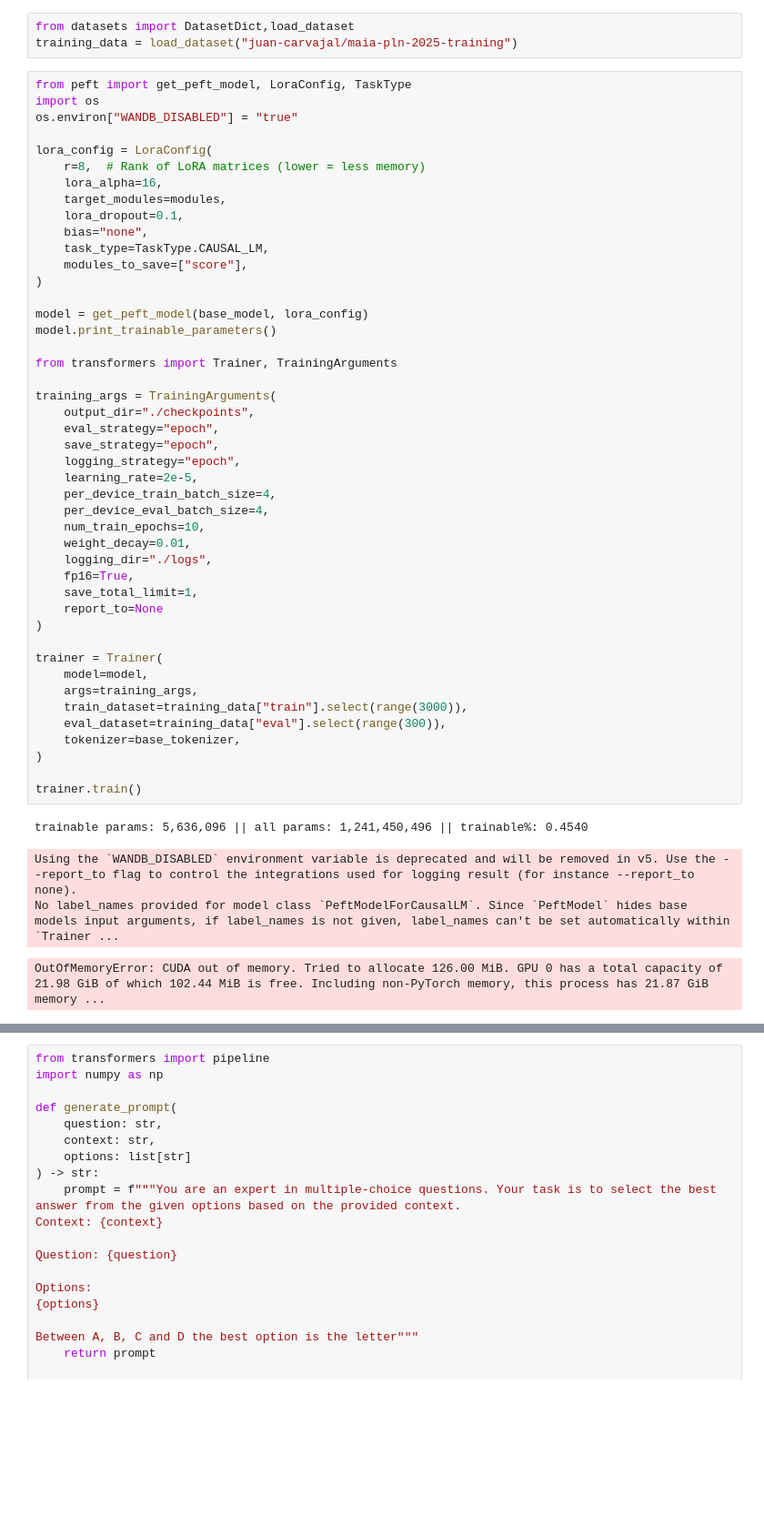
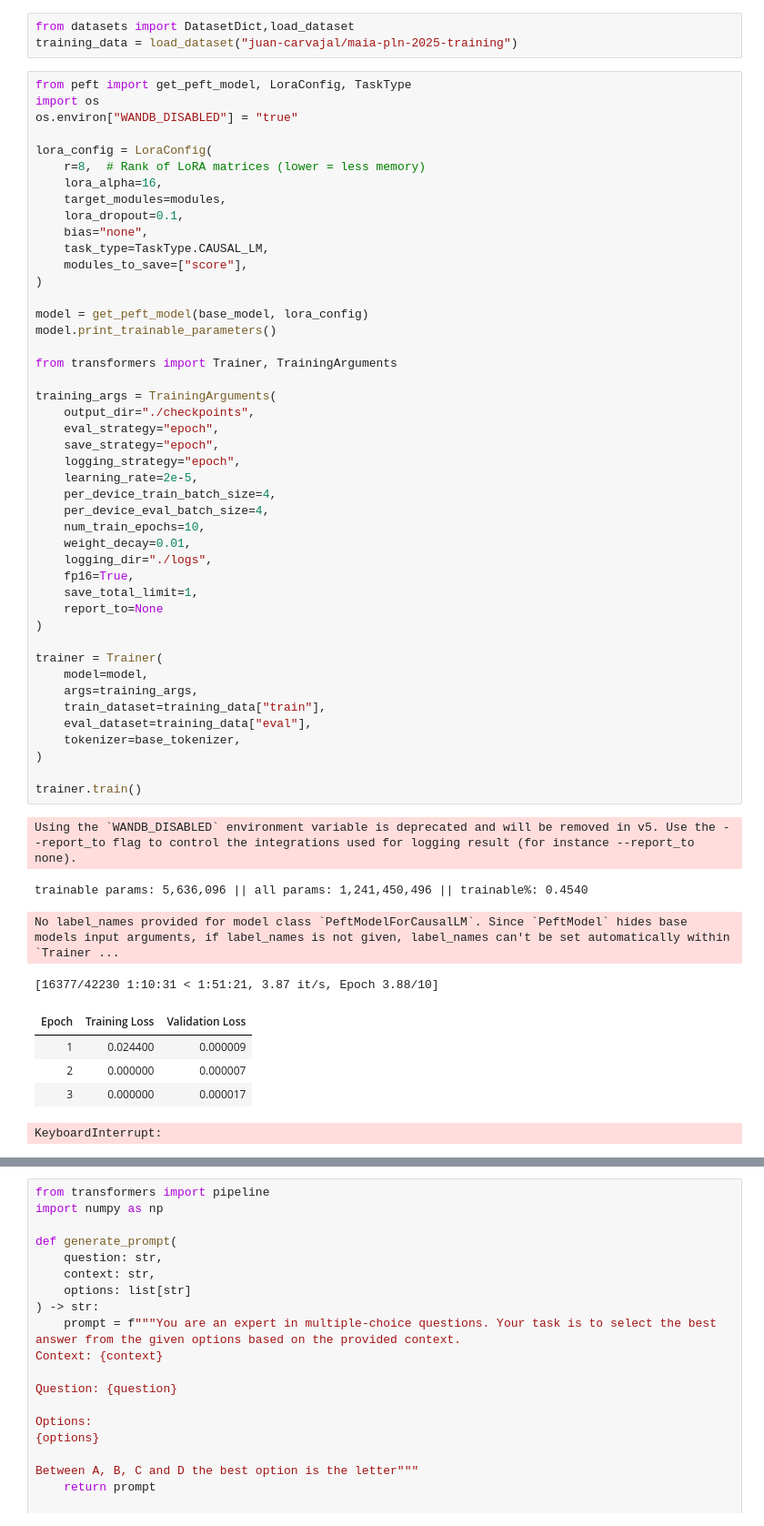
Before and after one commit to lgemc/pytorch_training, a Jupyter notebook: 10_rag/notebooks/train/trainer_combined_logits.ipynb, the cells around one changed output, grey strips where cells are left out. Shown: that part at 91% size. Saved outputs shown, nothing was run; the diff lists cells and outputs as text; blank space fills up the shorter version.

```diff
--- a/10_rag/notebooks/train/trainer_combined_logits.ipynb
+++ b/10_rag/notebooks/train/trainer_combined_logits.ipynb
@@ -96,37 +88,42 @@ lora_config = LoraConfig(
 
 model = get_peft_model(base_model, lora_config)
 model.print_trainable_parameters()
 
 from transformers import Trainer, TrainingArguments
 
 training_args = TrainingArguments(
     output_dir="./checkpoints",
     eval_strategy="epoch",
     save_strategy="epoch",
     logging_strategy="epoch",
     learning_rate=2e-5,
     per_device_train_batch_size=4,
     per_device_eval_batch_size=4,
     num_train_epochs=10,
     weight_decay=0.01,
     logging_dir="./logs",
     fp16=True,
     save_total_limit=1,
     report_to=None
 )
 
 trainer = Trainer(
     model=model,
     args=training_args,
-    train_dataset=training_data["train"].select(range(3000)),
-    eval_dataset=training_data["eval"].select(range(300)),
+    train_dataset=training_data["train"],
+    eval_dataset=training_data["eval"],
     tokenizer=base_tokenizer,
 )
 
 trainer.train()
 # %% [output]
-trainable params: 5,636,096 || all params: 1,241,450,496 || trainable%: 0.4540
+Using the `WANDB_DISABLED` environment variable is deprecated and will be removed in v5. Use the --report_to flag to control the integrations used for logging result (for instance --report_to none).
-Using the `WANDB_DISABLED` environment variable is deprecated and will be removed in v5. Use the --report_to flag to control the integrations used for logging result (for instance --report_to none).
-No label_names provided for model class `PeftModelForCausalLM`. Since `PeftModel` hides base models input arguments, if label_names is not given, label_names can't be set automatically within `Trainer ...
+trainable params: 5,636,096 || all params: 1,241,450,496 || trainable%: 0.4540
-OutOfMemoryError: CUDA out of memory. Tried to allocate 126.00 MiB. GPU 0 has a total capacity of 21.98 GiB of which 102.44 MiB is free. Including non-PyTorch memory, this process has 21.87 GiB memory ...
+No label_names provided for model class `PeftModelForCausalLM`. Since `PeftModel` hides base models input arguments, if label_names is not given, label_names can't be set automatically within `Trainer ...
+[16377/42230 1:10:31 < 1:51:21, 3.87 it/s, Epoch 3.88/10]
+| Epoch | Training Loss | Validation Loss |
+| 1 | 0.024400 | 0.000009 |
+| 2 | 0.000000 | 0.000007 |
+| 3 | 0.000000 | 0.000017 |
+KeyboardInterrupt:
 # %%
```
Also changed, not shown: parts of 4 cells of this notebook, 3 other files.
